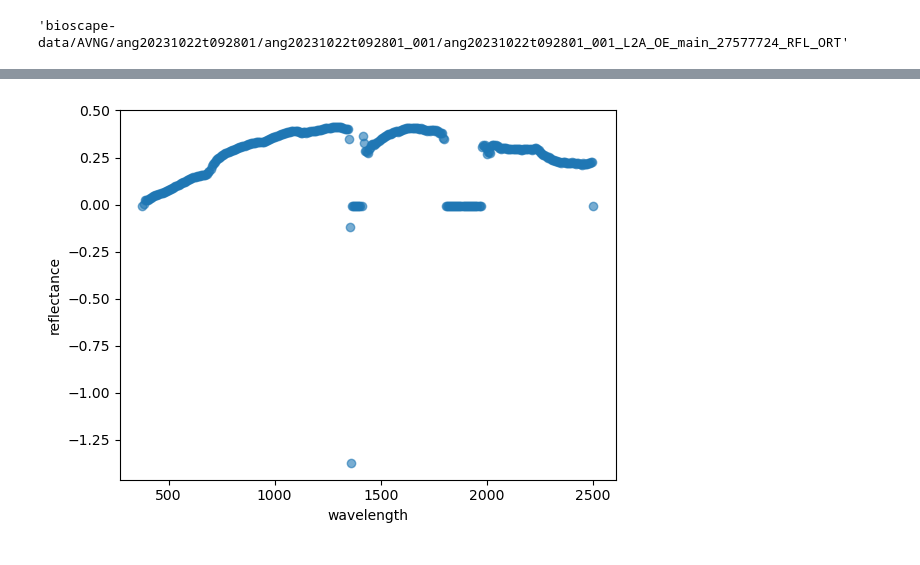
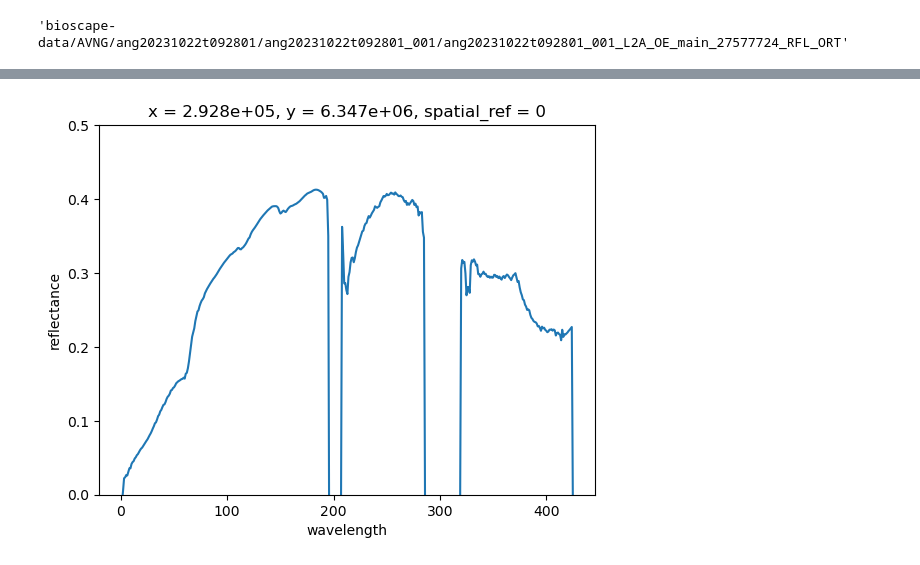
Before and after one commit to rupesh2/bioscape, a Jupyter notebook: read_files/read_ang.ipynb, the cells around one changed output, grey strips where cells are left out. Drawn from its saved outputs; the diff is of its cells as text; code cells hidden in the pictures.

```diff
--- a/read_files/read_ang.ipynb
+++ b/read_files/read_ang.ipynb
@@ -95,10 +102,8 @@ Attributes: (12/445)
 # %%
 # plot spectra from a pixel
-rfl_meas = avirisng.isel(y=300, x=300).values
-wl = avirisng.wavelength.values
-plt.scatter(wl, rfl_meas, alpha=0.6)
+avirisng.isel(y=300, x=300).plot.line(ylim=(0,.5))
 plt.xlabel("wavelength")
 plt.ylabel("reflectance")
 plt.show()
 # %% [output]
-[figure, old version]
+[figure, new version]
```
Also changed, not shown: parts of 2 cells of this notebook.
